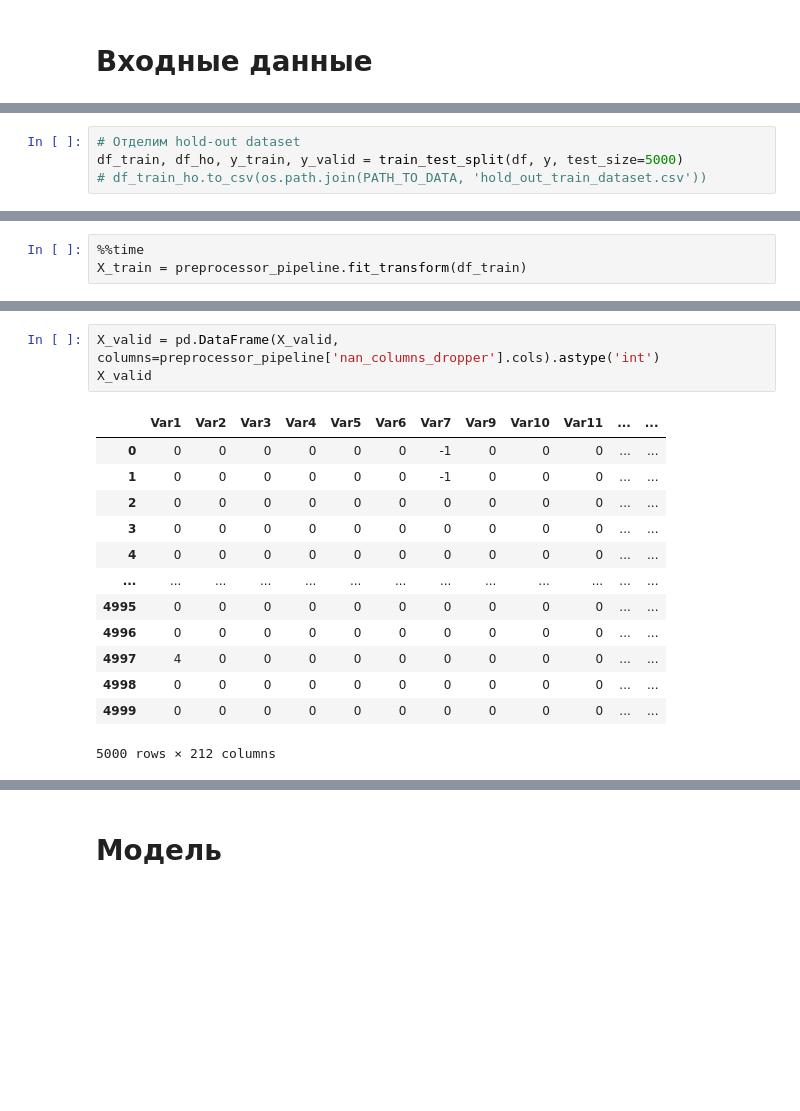
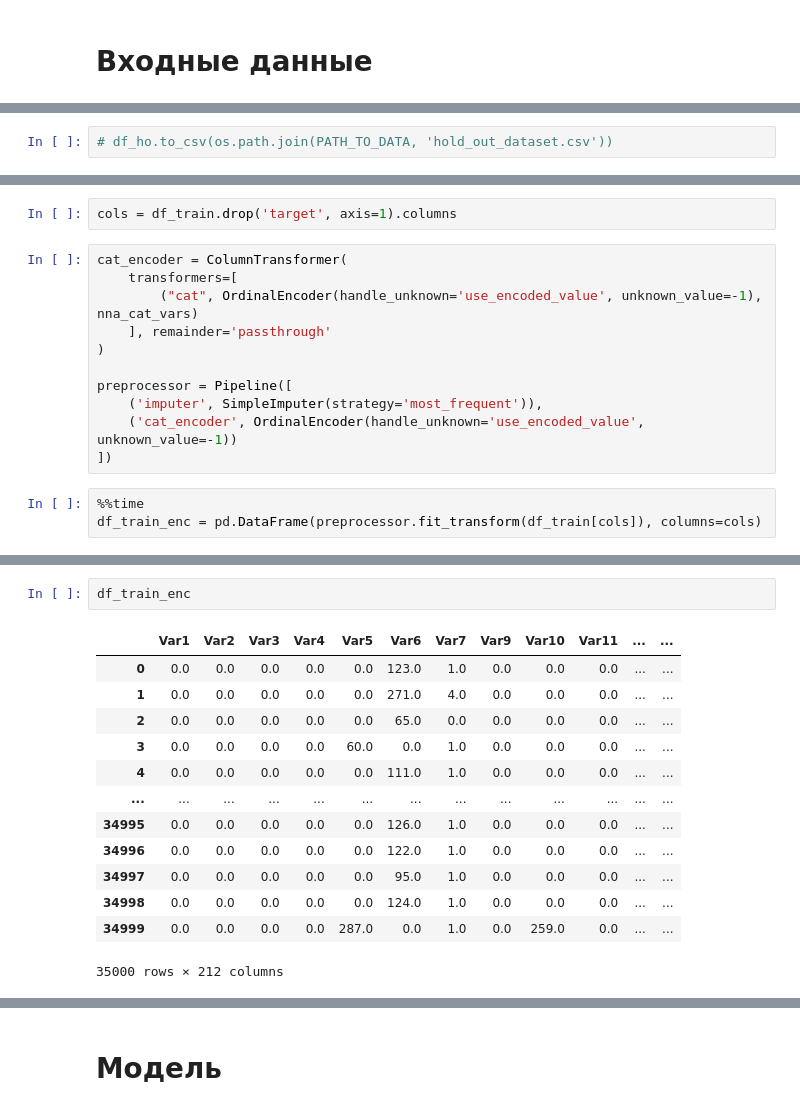
Before and after one commit to Uniholder/Specialization-Yandex-MIPT, a Jupyter notebook: 6_Final_projects/2_churn_prediction/week_4.ipynb, the cells around one changed output, grey strips where cells are left out. Saved outputs shown, nothing was run; the diff lists cells and outputs as text; blank space fills up the shorter version.

```diff
--- a/6_Final_projects/2_churn_prediction/week_4.ipynb
+++ b/6_Final_projects/2_churn_prediction/week_4.ipynb
@@ -65,4 +69,2 @@ preprocessor_pipeline = Pipeline([
 # %%
-# Отделим hold-out dataset
-df_train, df_ho, y_train, y_valid = train_test_split(df, y, test_size=5000)
-# df_train_ho.to_csv(os.path.join(PATH_TO_DATA, 'hold_out_train_dataset.csv'))
+# df_ho.to_csv(os.path.join(PATH_TO_DATA, 'hold_out_dataset.csv'))
@@ -69,4 +73,17 @@ df_train, df_ho, y_train, y_valid = train_test_split(df, y, test_size=5000)
+# %%
+cols = df_train.drop('target', axis=1).columns
+# %%
+cat_encoder = ColumnTransformer(
+    transformers=[
+        ("cat", OrdinalEncoder(handle_unknown='use_encoded_value', unknown_value=-1), nna_cat_vars)
+    ], remainder='passthrough'
+)
+
+preprocessor = Pipeline([
+    ('imputer', SimpleImputer(strategy='most_frequent')),
+    ('cat_encoder', OrdinalEncoder(handle_unknown='use_encoded_value', unknown_value=-1))
+])
 # %%
 %%time
-X_train = preprocessor_pipeline.fit_transform(df_train)
+df_train_enc = pd.DataFrame(preprocessor.fit_transform(df_train[cols]), columns=cols)
 # %% [output]
@@ -98,17 +92,16 @@ Wall time: 208 ms
-# %%
-X_valid = pd.DataFrame(X_valid, columns=preprocessor_pipeline['nan_columns_dropper'].cols).astype('int')
-X_valid
-# %% [output]
-|  | Var1 | Var2 | Var3 | Var4 | Var5 | Var6 | Var7 | Var9 | Var10 | Var11 | ... | ... |
-| 0 | 0 | 0 | 0 | 0 | 0 | 0 | -1 | 0 | 0 | 0 | ... | ... |
-| 1 | 0 | 0 | 0 | 0 | 0 | 0 | -1 | 0 | 0 | 0 | ... | ... |
-| 2 | 0 | 0 | 0 | 0 | 0 | 0 | 0 | 0 | 0 | 0 | ... | ... |
-| 3 | 0 | 0 | 0 | 0 | 0 | 0 | 0 | 0 | 0 | 0 | ... | ... |
-| 4 | 0 | 0 | 0 | 0 | 0 | 0 | 0 | 0 | 0 | 0 | ... | ... |
-| ... | ... | ... | ... | ... | ... | ... | ... | ... | ... | ... | ... | ... |
-| 4995 | 0 | 0 | 0 | 0 | 0 | 0 | 0 | 0 | 0 | 0 | ... | ... |
-| 4996 | 0 | 0 | 0 | 0 | 0 | 0 | 0 | 0 | 0 | 0 | ... | ... |
-| 4997 | 4 | 0 | 0 | 0 | 0 | 0 | 0 | 0 | 0 | 0 | ... | ... |
-| 4998 | 0 | 0 | 0 | 0 | 0 | 0 | 0 | 0 | 0 | 0 | ... | ... |
-| 4999 | 0 | 0 | 0 | 0 | 0 | 0 | 0 | 0 | 0 | 0 | ... | ... |
-5000 rows × 212 columns
+# %%
+df_train_enc
+# %% [output]
+|  | Var1 | Var2 | Var3 | Var4 | Var5 | Var6 | Var7 | Var9 | Var10 | Var11 | ... | ... |
+| 0 | 0.0 | 0.0 | 0.0 | 0.0 | 0.0 | 123.0 | 1.0 | 0.0 | 0.0 | 0.0 | ... | ... |
+| 1 | 0.0 | 0.0 | 0.0 | 0.0 | 0.0 | 271.0 | 4.0 | 0.0 | 0.0 | 0.0 | ... | ... |
+| 2 | 0.0 | 0.0 | 0.0 | 0.0 | 0.0 | 65.0 | 0.0 | 0.0 | 0.0 | 0.0 | ... | ... |
+| 3 | 0.0 | 0.0 | 0.0 | 0.0 | 60.0 | 0.0 | 1.0 | 0.0 | 0.0 | 0.0 | ... | ... |
+| 4 | 0.0 | 0.0 | 0.0 | 0.0 | 0.0 | 111.0 | 1.0 | 0.0 | 0.0 | 0.0 | ... | ... |
+| ... | ... | ... | ... | ... | ... | ... | ... | ... | ... | ... | ... | ... |
+| 34995 | 0.0 | 0.0 | 0.0 | 0.0 | 0.0 | 126.0 | 1.0 | 0.0 | 0.0 | 0.0 | ... | ... |
+| 34996 | 0.0 | 0.0 | 0.0 | 0.0 | 0.0 | 122.0 | 1.0 | 0.0 | 0.0 | 0.0 | ... | ... |
+| 34997 | 0.0 | 0.0 | 0.0 | 0.0 | 0.0 | 95.0 | 1.0 | 0.0 | 0.0 | 0.0 | ... | ... |
+| 34998 | 0.0 | 0.0 | 0.0 | 0.0 | 0.0 | 124.0 | 1.0 | 0.0 | 0.0 | 0.0 | ... | ... |
+| 34999 | 0.0 | 0.0 | 0.0 | 0.0 | 287.0 | 0.0 | 1.0 | 0.0 | 259.0 | 0.0 | ... | ... |
+35000 rows × 212 columns
```
Also changed, not shown: parts of 104 cells of this notebook.
